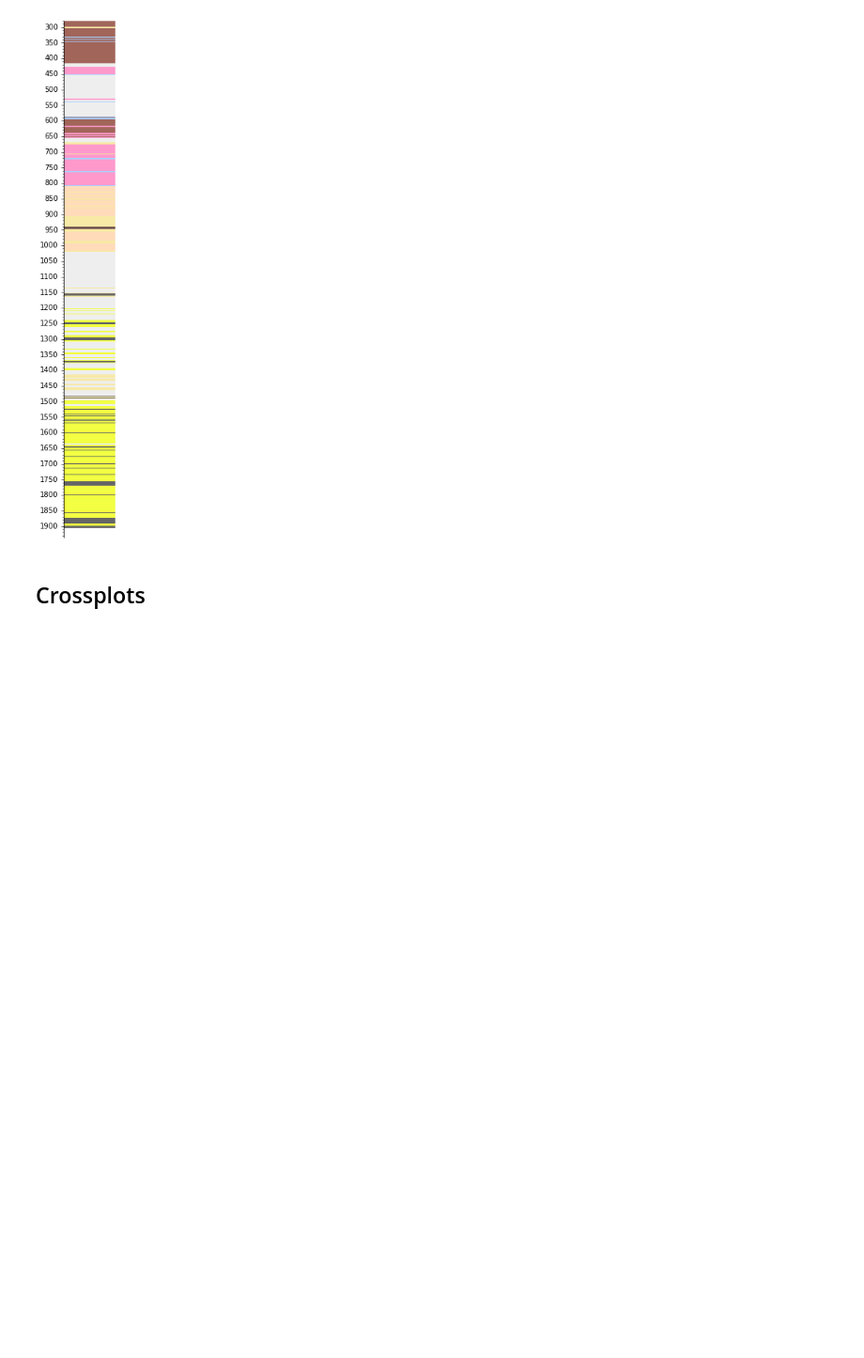
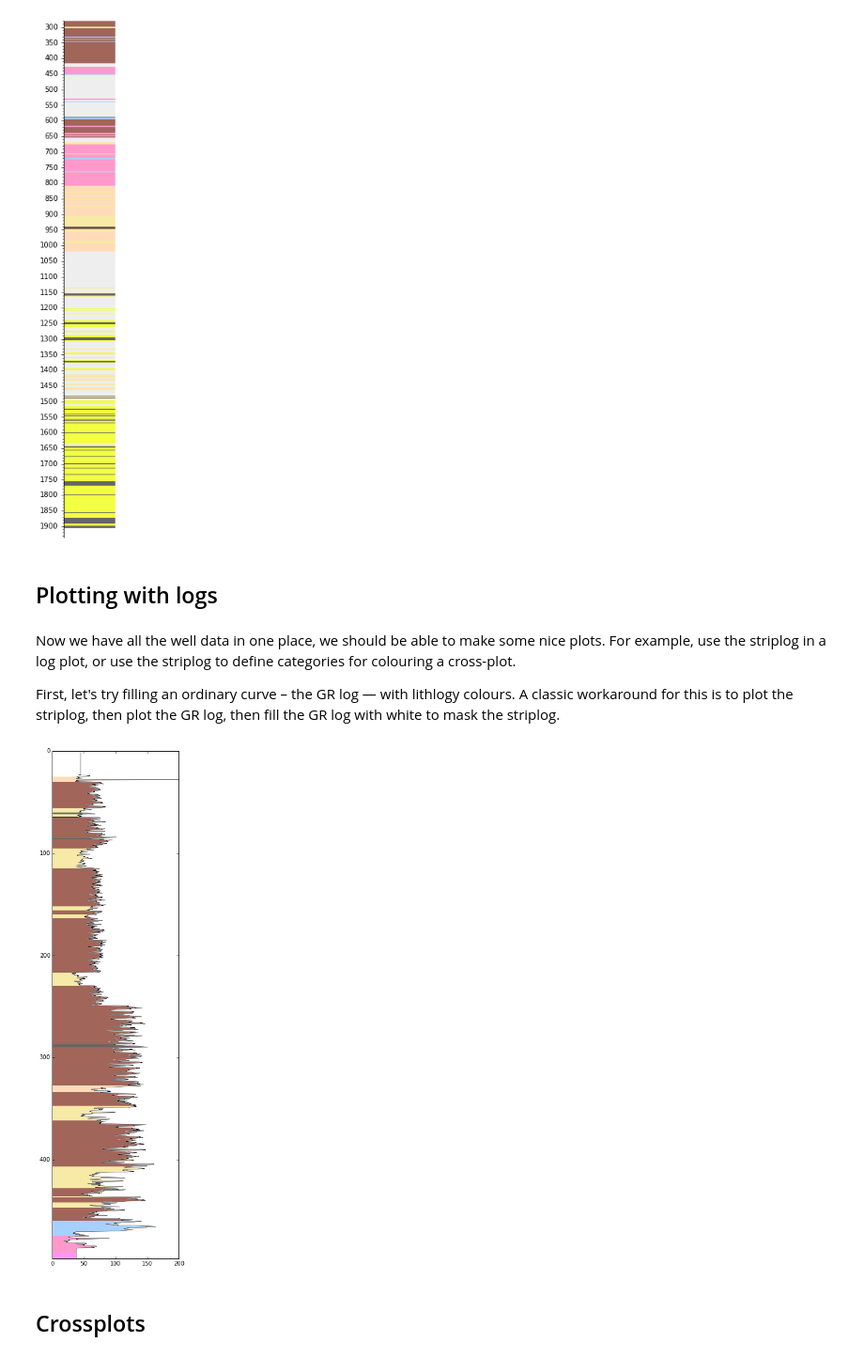
Before and after one commit to agilescientific/striplog, a Jupyter notebook: tutorial/Well_object.ipynb, the cells around one changed output. Shown at 94% size. Saved outputs shown, nothing was run; the diff lists cells and outputs as text; code cells hidden in the pictures; blank space fills up the shorter version.

```diff
--- a/tutorial/Well_object.ipynb
+++ b/tutorial/Well_object.ipynb
@@ -191,3 +189,5 @@ p129.striplog
 p129.striplog.lithology.plot(legend, interval=(10,50))
 # %% [output]
 [figure]
+# %% [markdown]
+## Plotting with logs
@@ -194,3 +196,36 @@ p129.striplog.lithology.plot(legend, interval=(10,50))
+# %% [markdown]
+Now we have all the well data in one place, we should be able to make some nice plots. For example, use the striplog in a log plot, or use the striplog to define categories for colouring a cross-plot.
+
+First, let's try filling an ordinary curve – the GR log — with lithlogy colours. A classic workaround for this is to plot the striplog, then plot the GR log, then fill the GR log with white to mask the striplog.
+# %%
+z = well.data['DEPT']
+log = well.data['GR']
+# %%
+lineweight = 0.5
+
+plot_min = 0
+plot_max = 200
+
+# Set up the figure.
+fig = plt.figure(figsize=(4,16))
+
+# Plot into the figure.
+# First, the lith log, the full width of the log.
+ax = fig.add_subplot(111)
+well.striplog.striplog.plot_axis(ax, legend, default_width=plot_max)
+
+# Plot the DT with a white fill to fake the curve fill.
+ax.plot(log, z, color='k', lw=lineweight)
+ax.fill_betweenx(z, log, plot_max, color='w', zorder = 2)
+
+# Limit axes.
+ax.set_xlim(plot_min, plot_max)
+ax.set_ylim(z[-1], 0)
+
+# Show the figure.
+fig.show()
+# %% [output]
+[figure, added]
 # %% [markdown]
 ## Crossplots
 # %% [markdown]
```
Also changed, not shown: parts of 8 cells of this notebook, 1 other file.
